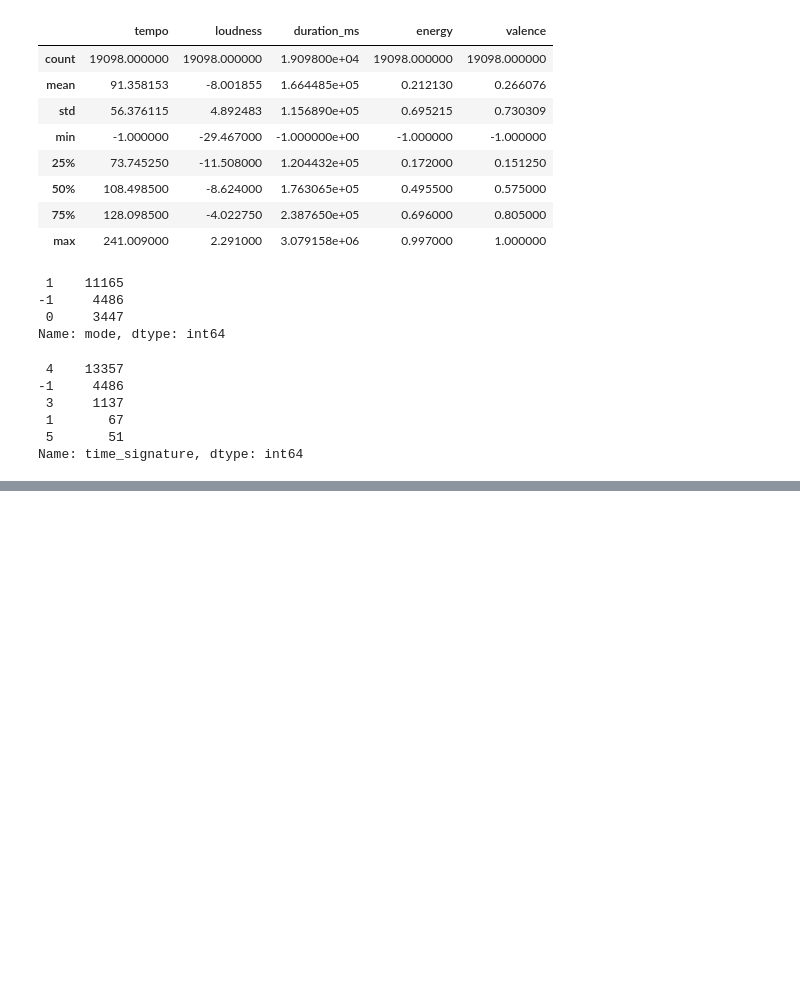
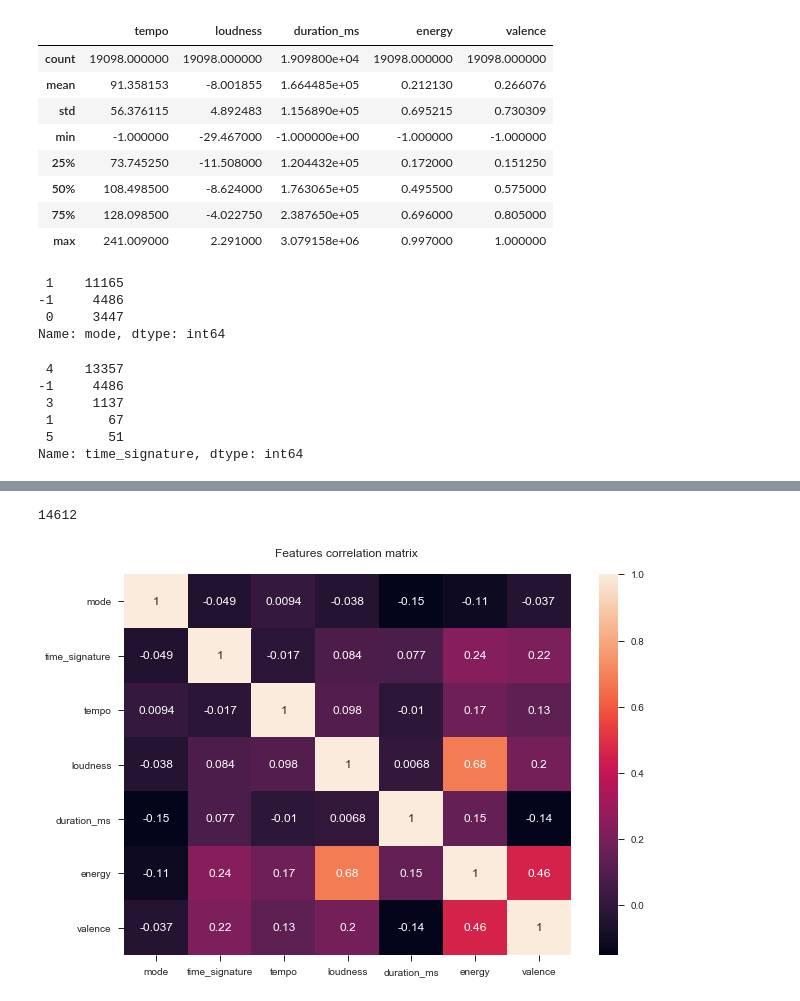
Before and after one commit to VBernasconi/digital_musicology, a Jupyter notebook: Basic_statistics.ipynb, the cells around one changed output, grey strips where cells are left out. Saved outputs shown, nothing was run; the diff lists cells and outputs as text; code cells hidden in the pictures; blank space fills up the shorter version.

```diff
--- a/Basic_statistics.ipynb
+++ b/Basic_statistics.ipynb
@@ -155,0 +174,15 @@ for ind, row in df.iterrows():
+# %%
+sns.set(rc={'figure.figsize':(10,7)})
+sns.set_style("ticks")
+# %%
+df_ = df[['mode', 'time_signature', 'tempo', 'loudness', 'duration_ms', 'energy', 'valence']]
+df_ = df_[df_['mode'] != -1]
+df_ = df_[df_['time_signature'] != -1]
+df_ = df_.dropna()
+len(df_)
+# %% [output]
+14612
+# %%
+sns.heatmap(df_.corr(), annot=True).set_title('Features correlation matrix \n');
+# %% [output]
+[figure, added]
```
Also changed, not shown: parts of 10 cells of this notebook.
